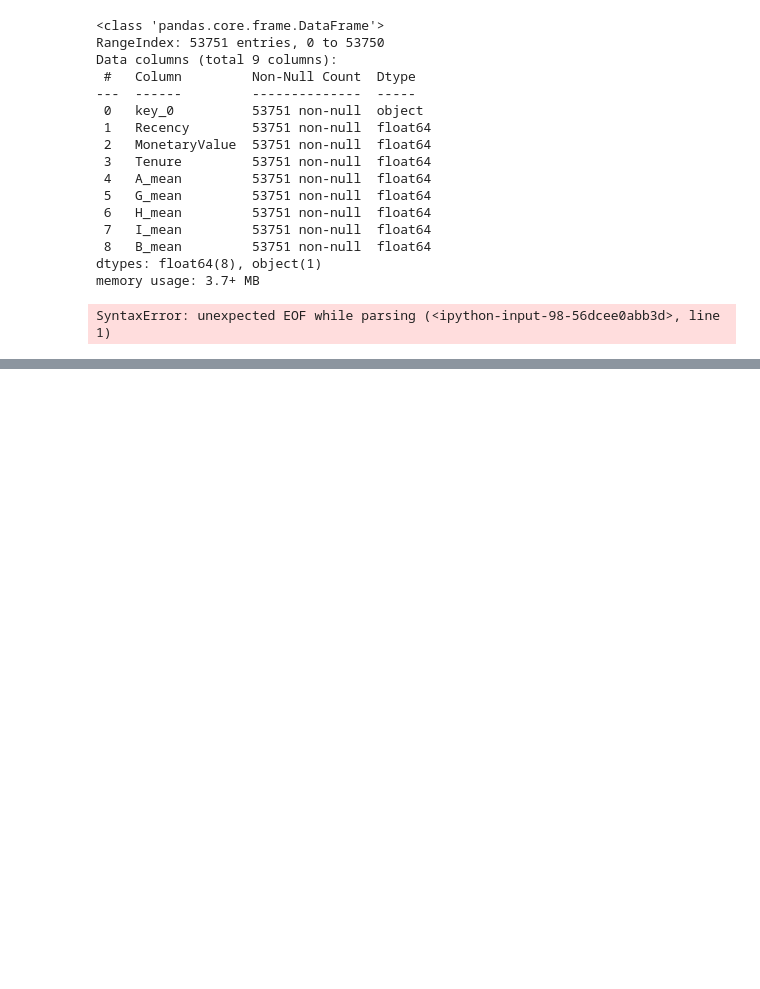
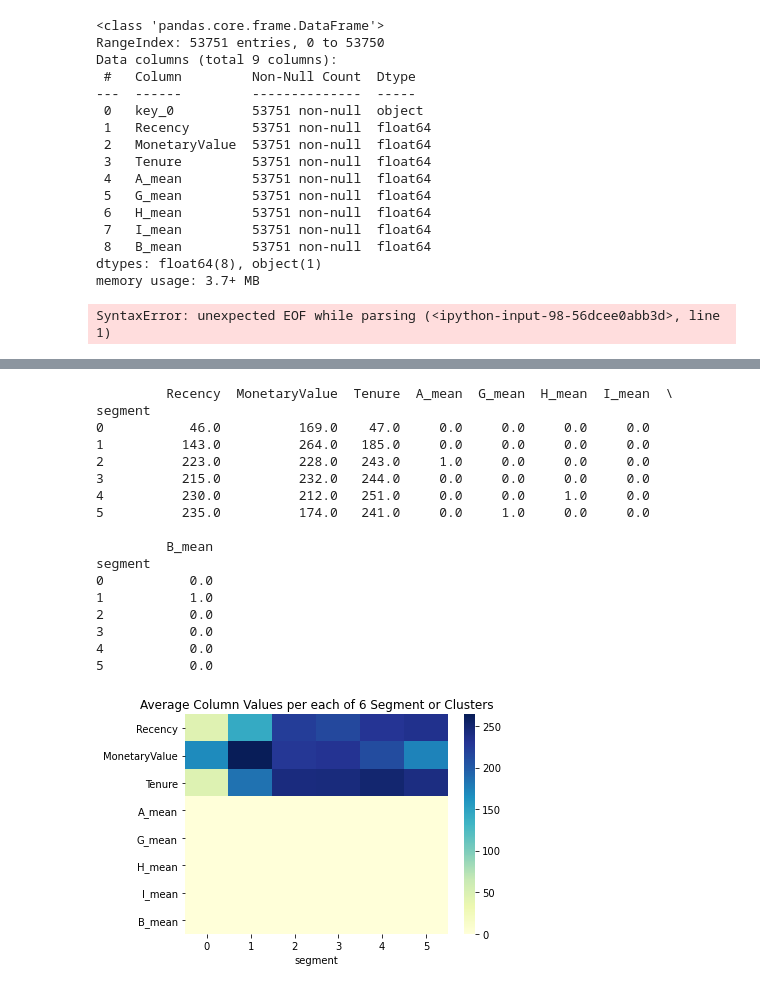
Before and after one commit to ahmedgehad/h_ams, a Jupyter notebook: jnb_draft_trials_p2.ipynb, the cells around one changed output, grey strips where cells are left out. Cells and saved outputs as stored; diff of their text form; code cells hidden in the pictures; blank space fills up the shorter version.

```diff
--- a/jnb_sctech_trials_p2.ipynb
+++ b/jnb_draft_trials_p2.ipynb
@@ -656,0 +792,45 @@ print('Average basic CLV is {:.1f} USD'.format(clv_basic))
+# %%
+# Visualize clusters in a heatmap and print the average values
+def vch(df, k):
+
+    pow_trans = PowerTransformer()
+    kmeans_c = KMeans(n_clusters=k, n_jobs=-1, random_state=9456)
+    steps = [('power_transformation', pow_trans), ('kmeans_clustering', kmeans_c)]
+    pipeline = Pipeline(steps=steps)
+    pipeline.fit(df)
+    sse = pipeline.steps[1][1].inertia_
+    km_labels = pipeline.steps[1][1].labels_
+    # Assign the generated labels to a new column
+    df_kmeans = df.assign(segment=km_labels)
+    # K-means segmentation averages
+    # Group by the segment label and calculate average column values
+    kmeans_averages = df_kmeans.groupby(['segment']).mean().round(0)
+    # Print the average column values per each segment
+    # Heatmap based on the average column values per each segment
+    sns.heatmap(kmeans_averages.T, cmap='YlGnBu')
+    print(kmeans_averages)
+    plt.title("Average Column Values per each of " + str(k) + " Segment or Clusters")
+    plt.tight_layout()
+    plt.savefig("visualizations/kmeans_clusters_" + str(k) + ".png", dpi=1200)
+    plt.show()
+# %%
+vch(bb, 6)
+# %% [output]
+         Recency  MonetaryValue  Tenure  A_mean  G_mean  H_mean  I_mean  \
+segment
+0           46.0          169.0    47.0     0.0     0.0     0.0     0.0
+1          143.0          264.0   185.0     0.0     0.0     0.0     0.0
+2          223.0          228.0   243.0     1.0     0.0     0.0     0.0
+3          215.0          232.0   244.0     0.0     0.0     0.0     0.0
+4          230.0          212.0   251.0     0.0     0.0     1.0     0.0
+5          235.0          174.0   241.0     0.0     1.0     0.0     0.0
+
+         B_mean
+segment
+0           0.0
+1           1.0
+2           0.0
+3           0.0
+4           0.0
+5           0.0
+[figure, added]
```
Also changed, not shown: parts of 16 cells of this notebook, 21 other files.
